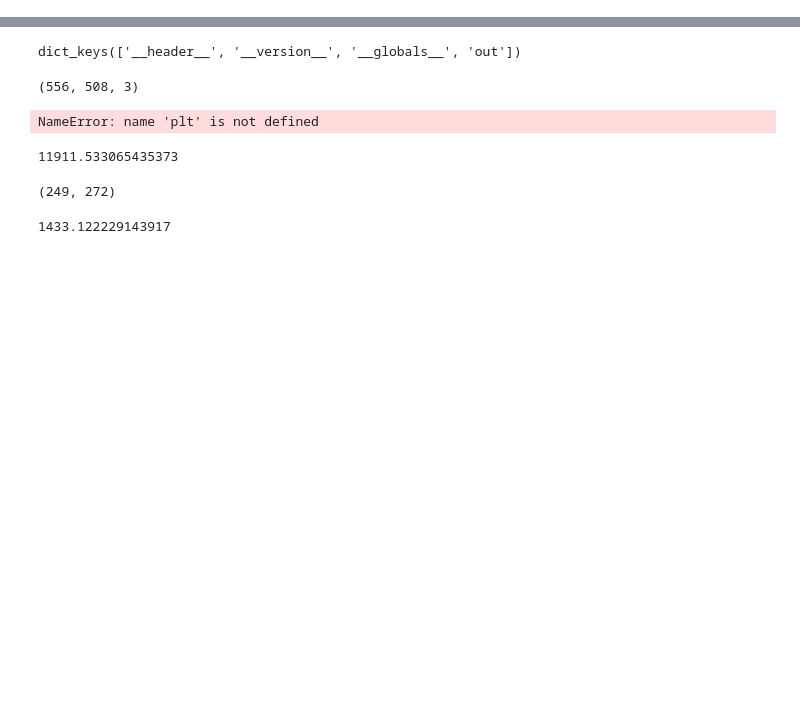
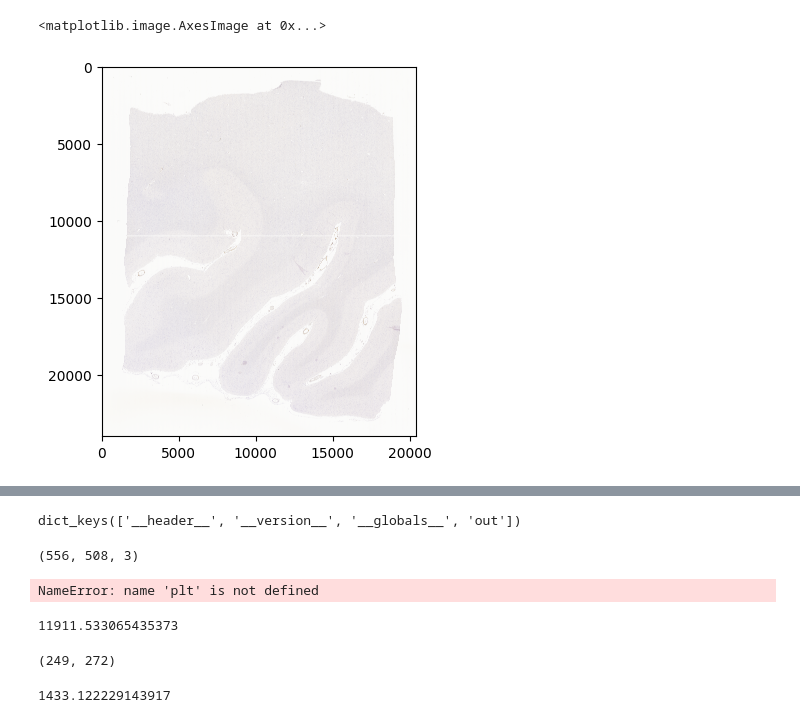
Before and after one commit to bench-mcw/Ki-67, a Jupyter notebook: i2ialigner.ipynb, the cells around one changed output, grey strips where cells are left out. Drawn from its saved outputs; the diff is of its cells as text; code cells hidden in the pictures; blank space fills up the shorter version.

```diff
--- a/i2ialigner.ipynb
+++ b/i2ialigner.ipynb
@@ -58,7 +58,7 @@ image_height = image.getSizeY()
 downsampled_width = image_width // 10
 downsampled_height = image_height // 10
 
-full_downsampled_image = np.zeros((downsampled_height, downsampled_width, 3), dtype=np.uint8)
+ki67_down10_image = np.zeros((downsampled_height, downsampled_width, 3), dtype=np.uint8)
 
 block_size = (10,10)
 
@@ -88,7 +88,9 @@ for tile, coord in tqdm.tqdm(get_rgb_tiles.get_rgb_tiles(image, tile_list)):
     start_y = position_y * downsampled_tile.shape[0]
 
     # Ensure placement does not exceed image bounds
-    end_x = min(start_x + downsampled_tile.shape[1], full_downsampled_image.shape[1])
-    end_y = min(start_y + downsampled_tile.shape[0], full_downsampled_image.shape[0])
+    end_x = min(start_x + downsampled_tile.shape[1], ki67_down10_image.shape[1])
+    end_y = min(start_y + downsampled_tile.shape[0], ki67_down10_image.shape[0])
 
-    full_downsampled_image[start_y:end_y, start_x:end_x, :] = downsampled_tile[: end_y - start_y, : end_x - start_x, :]
+    ki67_down10_image[start_y:end_y, start_x:end_x, :] = downsampled_tile[: end_y - start_y, : end_x - start_x, :]
+# %%
+ki67_down10_image = full_downsampled_image
@@ -94,0 +158,5 @@ for tile, coord in tqdm.tqdm(get_rgb_tiles.get_rgb_tiles(image, tile_list)):
+# %%
+plt.imshow(ki67_down10_image)
+# %% [output]
+<matplotlib.image.AxesImage at 0x...>
+[figure, added]
```
Also changed, not shown: parts of 2 cells of this notebook.
